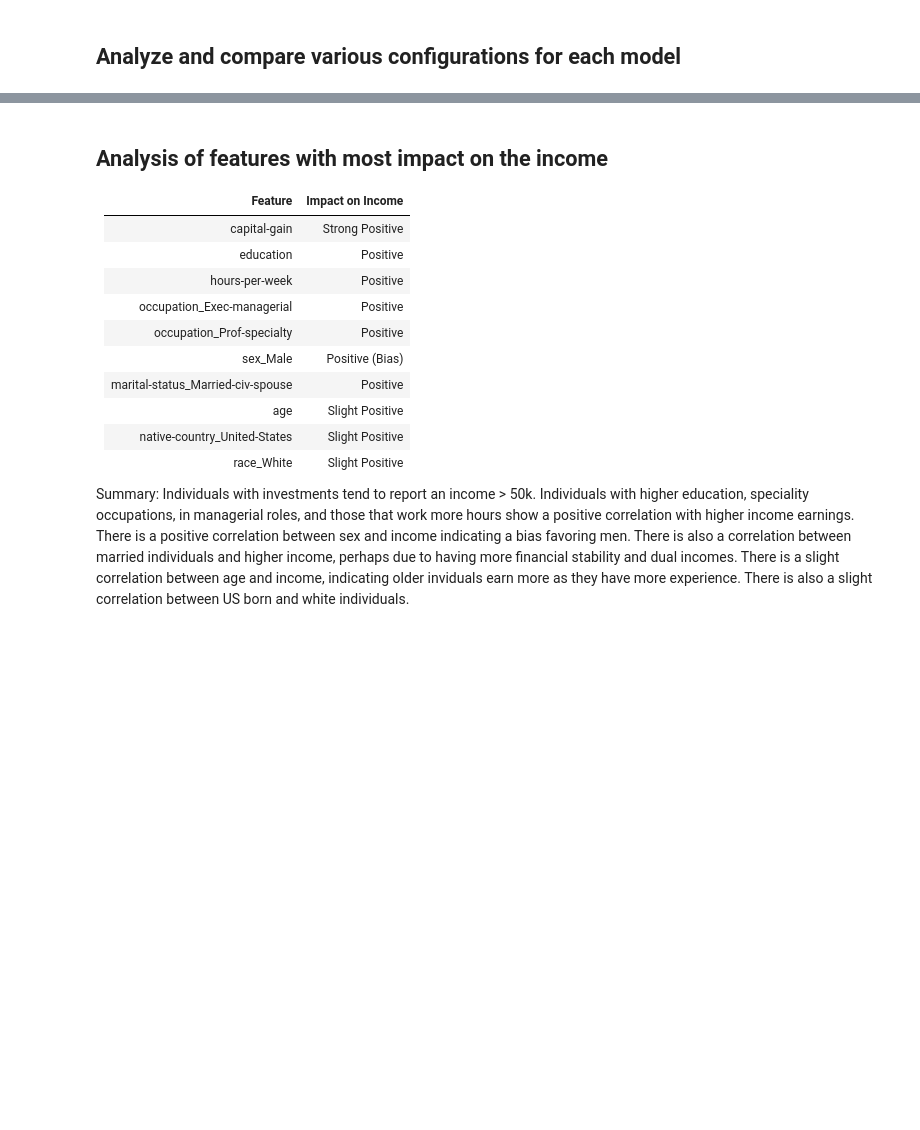
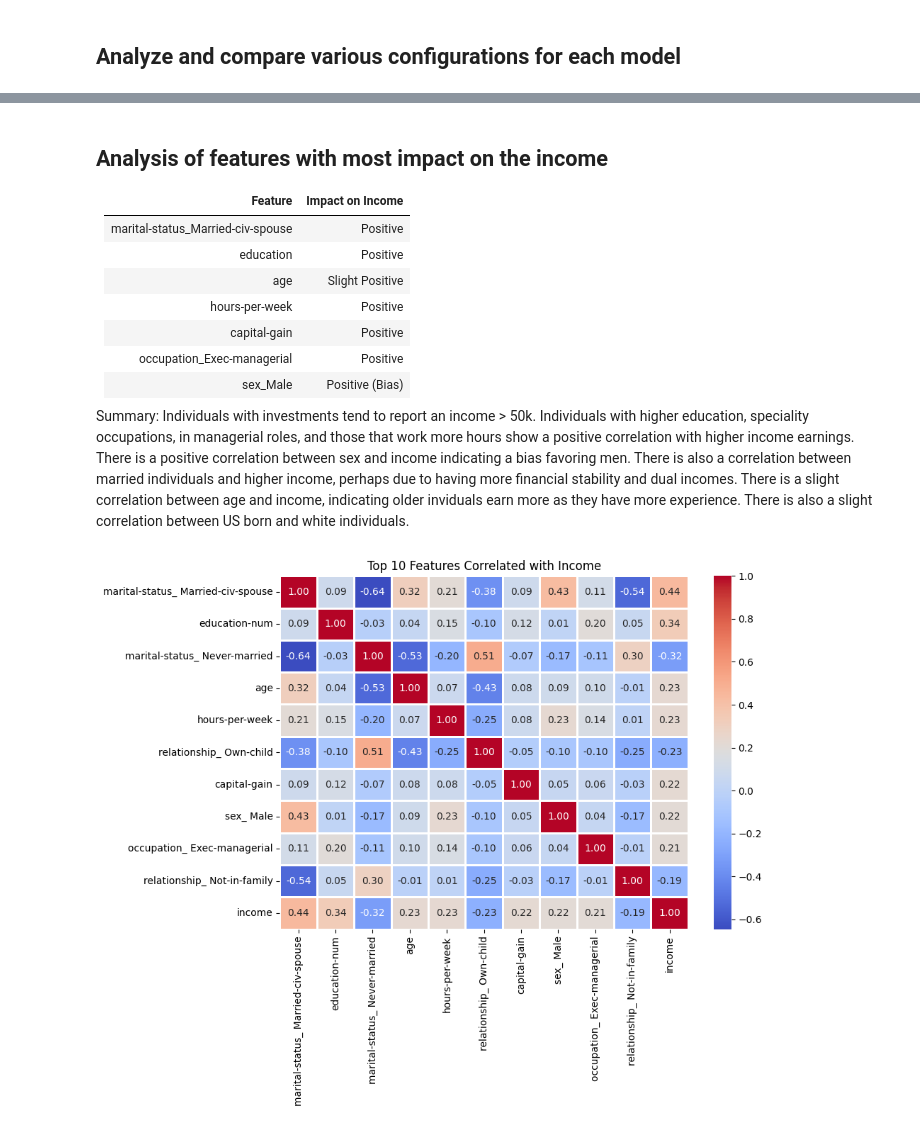
Before and after one commit to avr1/CS6140FinalProject, a Jupyter notebook: src/Group7_Adult_Income_Classification.ipynb, the cells around one changed output, grey strips where cells are left out. Drawn from its saved outputs; the diff is of its cells as text; code cells hidden in the pictures; blank space fills up the shorter version.

```diff
--- a/src/Group7_Adult_Income_Classification.ipynb
+++ b/src/Group7_Adult_Income_Classification.ipynb
@@ -919,17 +860,34 @@ for name, accuracy in results:
 ## Analysis of features with most impact on the income
 | **Feature**                          | **Impact on Income** |
 |--------------------------------------|----------------------|
-| capital-gain                       | Strong Positive    |
-| education                      | Positive           |
+| marital-status_Married-civ-spouse  | Positive           |
+| education                          | Positive           |
+| age                                | Slight Positive    |
 | hours-per-week                     | Positive           |
+| capital-gain                       | Positive           |
 | occupation_Exec-managerial         | Positive           |
-| occupation_Prof-specialty          | Positive           |
 | sex_Male                           | Positive (Bias)    |
-| marital-status_Married-civ-spouse  | Positive           |
-| age                                | Slight Positive    |
-| native-country_United-States       | Slight Positive    |
-| race_White                         | Slight Positive    |
-
 
 Summary:
 Individuals with investments tend to report an income > 50k. Individuals with higher education, speciality occupations, in managerial roles, and those that work more hours show a positive correlation with higher income earnings. There is a positive correlation between sex and income indicating a bias favoring men. There is also a correlation between married individuals and higher income, perhaps due to having more financial stability and dual incomes. There is a slight correlation between age and income, indicating older inviduals earn more as they have more experience. There is also a slight correlation between US born and white individuals.
+# %%
+train_df_encoded = pd.get_dummies(train_df.copy(), drop_first=True)
+
+corr_matrix = train_df_encoded.corr()
+
+# Get top 10 features correlated with the target variable
+target_col = 'income'
+top_corr = corr_matrix[target_col].abs().sort_values(ascending=False)[1:11]
+
+# Step 5: Get submatrix for top features + target
+top_features = top_corr.index.tolist() + [target_col]
+top_corr_matrix = train_df_encoded[top_features].corr()
+
+# Step 6: Plot heatmap
+plt.figure(figsize=(10, 8))
+sns.heatmap(top_corr_matrix, annot=True, cmap='coolwarm', fmt=".2f", linewidths=1)
+plt.title("Top 10 Features Correlated with Income")
+plt.tight_layout()
+plt.show()
+# %% [output]
+[figure, added]
```
Also changed, not shown: parts of 21 cells of this notebook, 1 other file.
